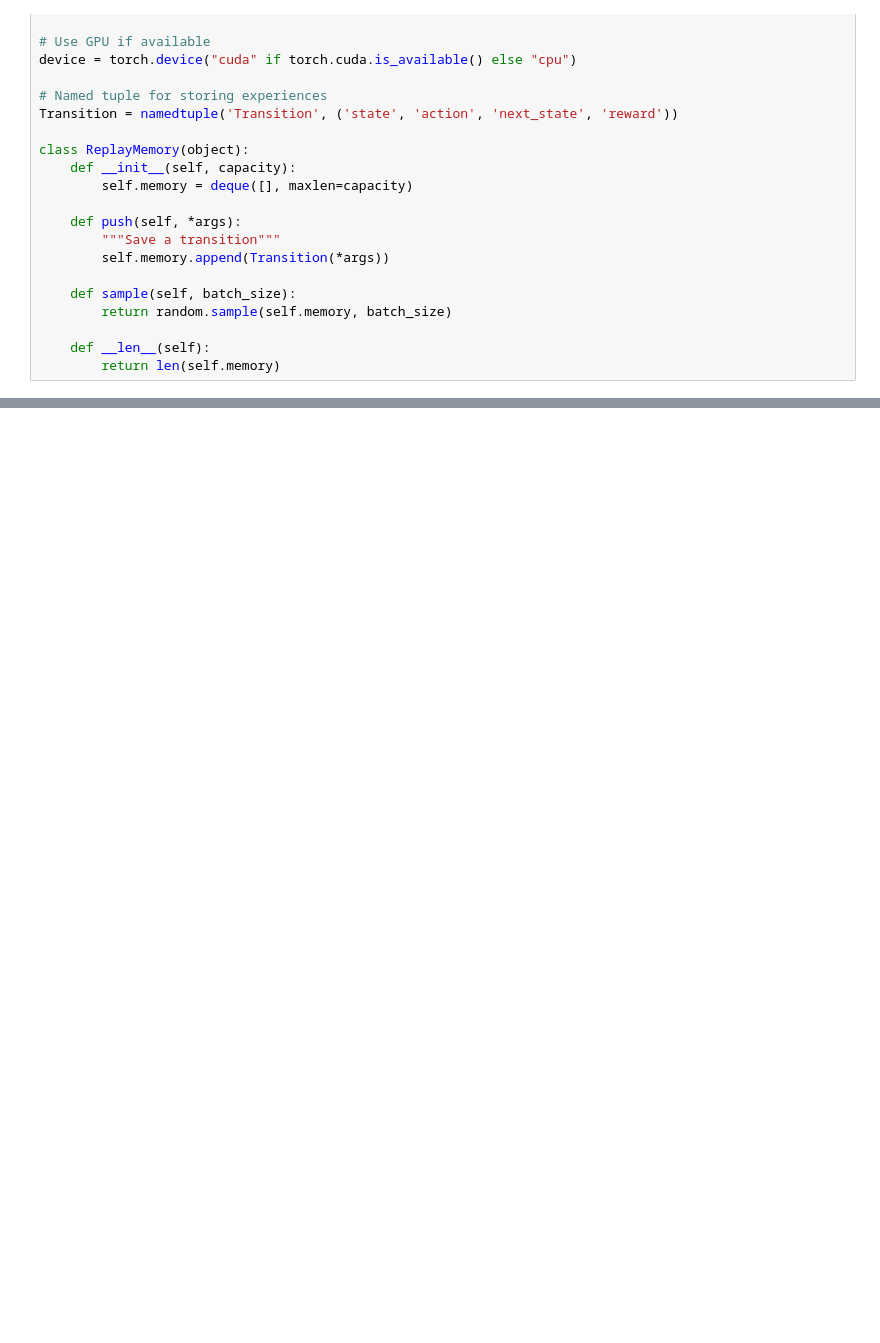
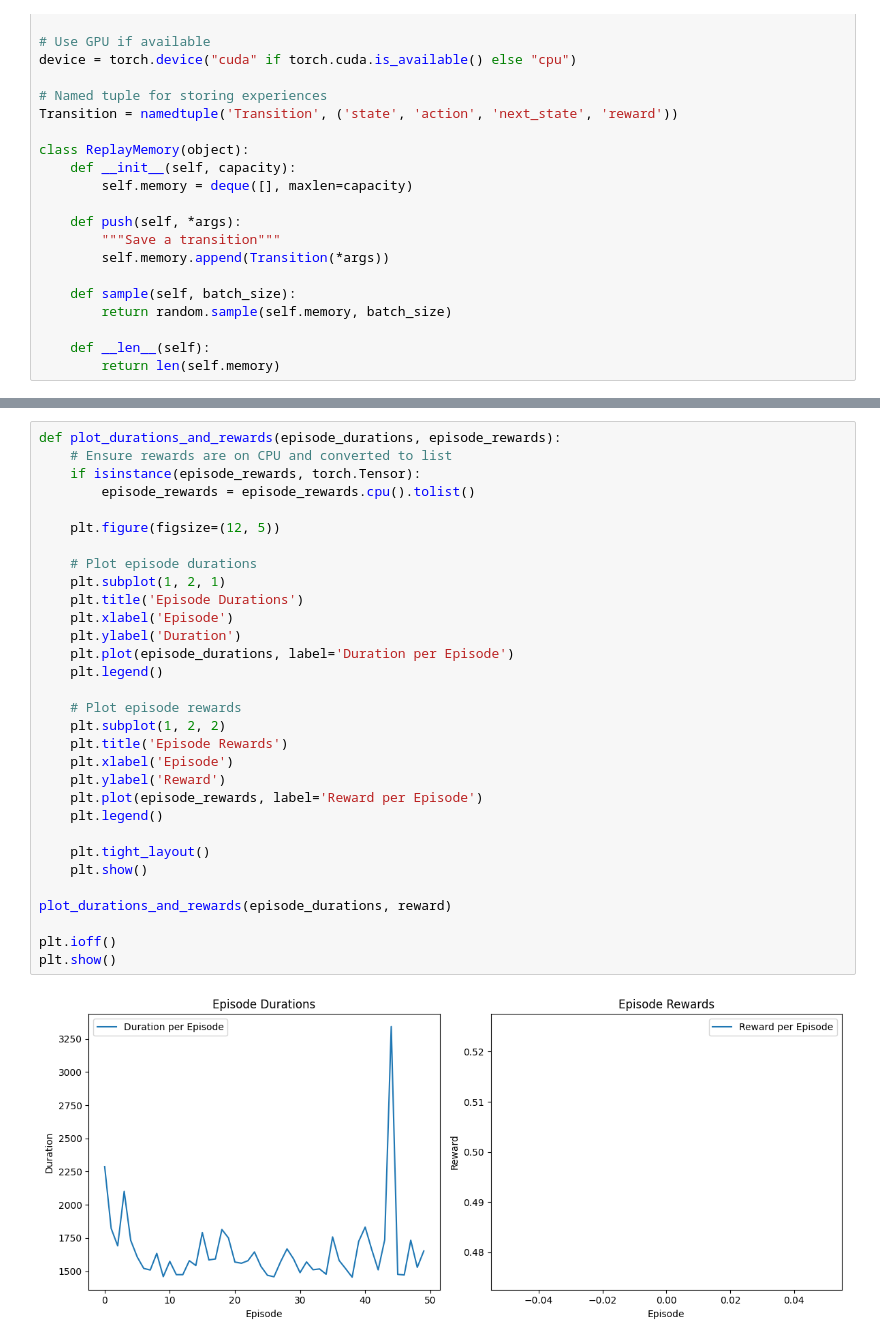
Before and after one commit to AraratRobotics/RL-Enabled-DQN-Space-Defenders, a Jupyter notebook: RL_Enabled_DQN_Space_Invaders.ipynb, the cells around one changed output, grey strips where cells are left out. Saved outputs shown, nothing was run; the diff lists cells and outputs as text; blank space fills up the shorter version.

```diff
--- a/RL_Enabled_DQN_Space_Invaders.ipynb
+++ b/RL_Enabled_DQN_Space_Invaders.ipynb
@@ -519,0 +505,33 @@ Complete
+# %%
+def plot_durations_and_rewards(episode_durations, episode_rewards):
+    # Ensure rewards are on CPU and converted to list
+    if isinstance(episode_rewards, torch.Tensor):
+        episode_rewards = episode_rewards.cpu().tolist()
+
+    plt.figure(figsize=(12, 5))
+
+    # Plot episode durations
+    plt.subplot(1, 2, 1)
+    plt.title('Episode Durations')
+    plt.xlabel('Episode')
+    plt.ylabel('Duration')
+    plt.plot(episode_durations, label='Duration per Episode')
+    plt.legend()
+
+    # Plot episode rewards
+    plt.subplot(1, 2, 2)
+    plt.title('Episode Rewards')
+    plt.xlabel('Episode')
+    plt.ylabel('Reward')
+    plt.plot(episode_rewards, label='Reward per Episode')
+    plt.legend()
+
+    plt.tight_layout()
+    plt.show()
+
+plot_durations_and_rewards(episode_durations, reward)
+
+plt.ioff()
+plt.show()
+# %% [output]
+[figure, added]
```
Also changed, not shown: parts of 16 cells of this notebook, 5 other files.
